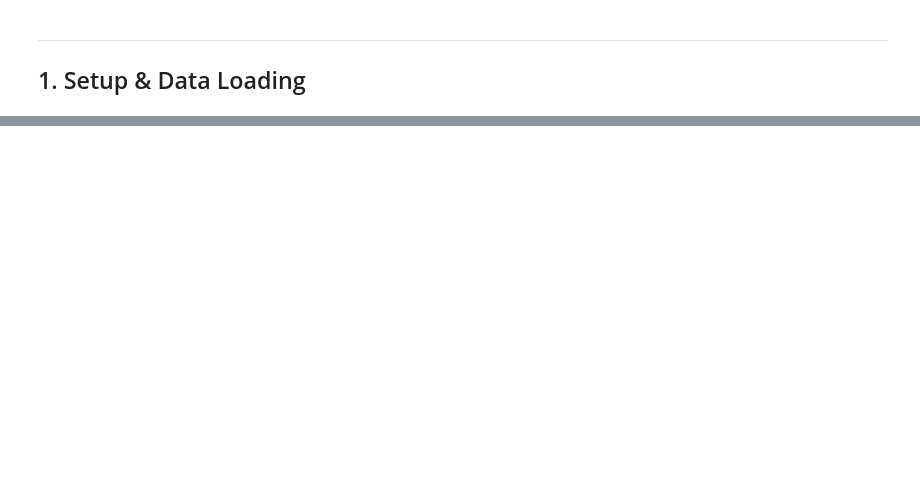
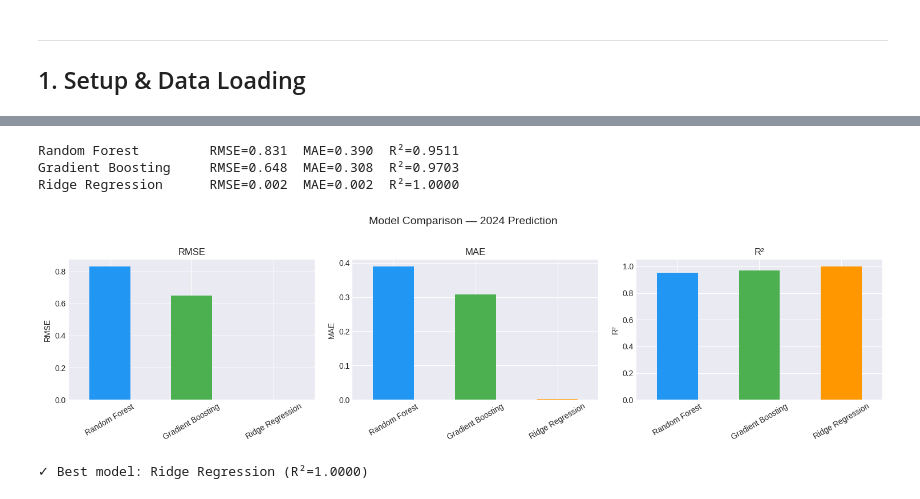
Before and after one commit to jomandaman/datathon-2026, a Jupyter notebook: notebooks/Accessible_Infinity_Tunnel_Datathon2026_ML.ipynb, the cells around one changed output, grey strips where cells are left out. Saved outputs shown, nothing was run; the diff lists cells and outputs as text; code cells hidden in the pictures; blank space fills up the shorter version.

```diff
--- a/notebooks/Accessible_Infinity_Tunnel_Datathon2026_ML.ipynb
+++ b/notebooks/Accessible_Infinity_Tunnel_Datathon2026_ML.ipynb
@@ -330,0 +163,18 @@ plt.show()
+# %%
+from sklearn.preprocessing import LabelEncoder
+
+# Store original labels before encoding
+label_maps = {}
+encoders = {}
+
+for col in ['TOPIC', 'GROUP', 'SUBGROUP']:
+    le = LabelEncoder()
+    df_feat[col + '_encoded'] = le.fit_transform(df_feat[col])
+    encoders[col] = le
+    label_maps[col] = dict(zip(le.transform(le.classes_), le.classes_))
+    print(f"{col}: {len(le.classes_)} categories")
+
+# Show topic mapping for reference
+print("\nTopic encoding:")
+for k, v in label_maps['TOPIC'].items():
+    print(f"  {k} → {v}")
@@ -330,0 +246,60 @@ plt.show()
+# %%
+from sklearn.ensemble import RandomForestRegressor, GradientBoostingRegressor
+from sklearn.linear_model import Ridge
+from sklearn.metrics import mean_squared_error, mean_absolute_error, r2_score
+
+models = {
+    'Random Forest': RandomForestRegressor(
+        n_estimators=300, max_depth=12, random_state=42, n_jobs=-1
+    ),
+    'Gradient Boosting': GradientBoostingRegressor(
+        n_estimators=300, max_depth=6, learning_rate=0.05, random_state=42
+    ),
+    'Ridge Regression': Ridge(alpha=1.0),
+}
+
+results = {}
+
+for name, model in models.items():
+    model.fit(X_train, y_train)
+    pred = model.predict(X_test)
+
+    rmse = np.sqrt(mean_squared_error(y_test, pred))
+    mae  = mean_absolute_error(y_test, pred)
+    r2   = r2_score(y_test, pred)
+
+    results[name] = {
+        'model': model,
+        'predictions': pred,
+        'RMSE': rmse,
+        'MAE': mae,
+        'R²': r2,
+    }
+    print(f"{name:20s}  RMSE={rmse:.3f}  MAE={mae:.3f}  R²={r2:.4f}")
+# %% [output]
+Random Forest         RMSE=0.831  MAE=0.390  R²=0.9511
+Gradient Boosting     RMSE=0.648  MAE=0.308  R²=0.9703
+Ridge Regression      RMSE=0.002  MAE=0.002  R²=1.0000
+# %%
+# Comparison bar chart
+metrics_df = pd.DataFrame({
+    name: {k: v for k, v in vals.items() if k in ['RMSE', 'MAE', 'R²']}
+    for name, vals in results.items()
+}).T
+
+fig, axes = plt.subplots(1, 3, figsize=(15, 4))
+for ax, metric in zip(axes, ['RMSE', 'MAE', 'R²']):
+    metrics_df[metric].plot(kind='bar', ax=ax, color=['#2196F3', '#4CAF50', '#FF9800'])
+    ax.set_title(metric)
+    ax.set_ylabel(metric)
+    ax.tick_params(axis='x', rotation=30)
+fig.suptitle('Model Comparison — 2024 Prediction', fontsize=14, y=1.02)
+plt.tight_layout()
+plt.show()
+
+# Select best model
+best_name = max(results, key=lambda k: results[k]['R²'])
+print(f"\nBest model: {best_name} (R²={results[best_name]['R²']:.4f})")
+# %% [output]
+[figure, added]
+✓ Best model: Ridge Regression (R²=1.0000)
```
Also changed, not shown: parts of 58 cells of this notebook, 3 other files.
